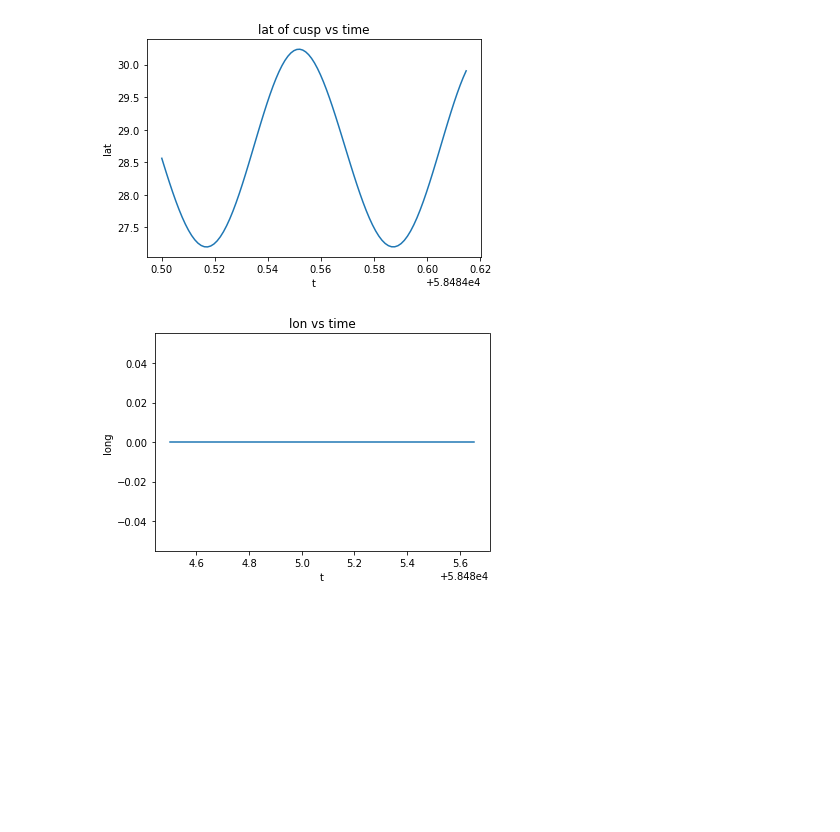
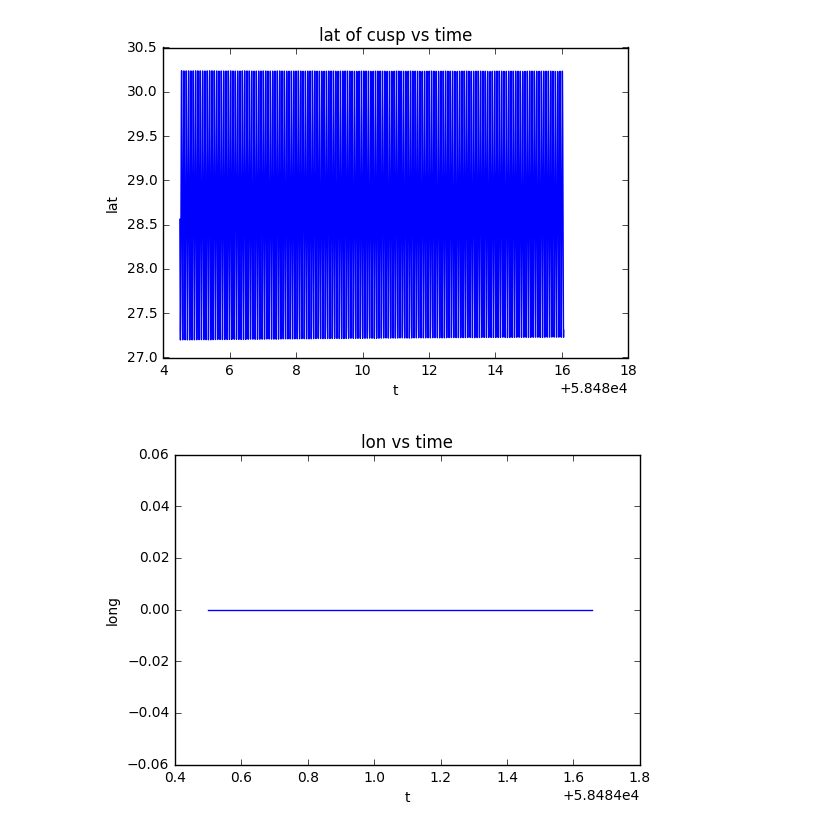
Before and after one commit to fsbr/se3-path-planner, a Jupyter notebook: modularPlanner/Working Cusp Test of Latitude.ipynb, the cells around one changed output. Saved outputs shown, nothing was run; the diff lists cells and outputs as text; code cells hidden in the pictures; blank space fills up the shorter version.

```diff
--- a/modularPlanner/Working Cusp Test of Latitude.ipynb
+++ b/modularPlanner/Working Cusp Test of Latitude.ipynb
@@ -14,6 +14,7 @@ earth_radius_ax = 1.5*6371 #km
 pathname = '../../data-se3-path-planner/yearData/cuspCrossings2019/'
 # pathname = '../../data-se3-path-planner/yearData/batch2019/'
 pathname = '../../batch2019/'
+pathname = '../../data-se3-path-planner/yearData/batch2019/'
 sys.path.append(pathname)
 # %%
 df = pd.read_csv(pathname+'Jan85_results.csv')
@@ -94,24 +95,24 @@ z equals to [ 0.  0.  0. ...,  0.  0.  0.]
 # %%
 # plt.plot(spacecraft.x,spacecraft.z)
 # generate plots of the cusp location vs. time
-plt.plot(cusp_location.ticks.MJD[:100], cusp_location.lati[:100])
+plt.plot(cusp_location.ticks.MJD[:10000], cusp_location.lati[:10000])
 
 #plt.scatter(cusp_location.x[:points],cusp_location.y[:points])
 # plt.xlim([-0.5*earth_radius_ax, earth_radius_ax])
 # plt.ylim([-0.5*earth_radius_ax, earth_radius_ax])
 plt.xlabel('t')
 plt.ylabel('lat')
 plt.title('lat of cusp vs time')
 plt.show()
 
 plt.plot(cusp_location.ticks.MJD[:1000], cusp_location.long[:1000])
 plt.xlabel('t')
 plt.ylabel('long')
 plt.title('lon vs time')
 plt.show()
 # %% [output]
-[figure, old version]
+[figure, new version]
-[figure, old version]
+[figure, new version]
 # %%
 # the working configuration is 'SM'
 # changed from 'GSE' to
```
Also changed, not shown: parts of 6 cells of this notebook, 3 other files.
